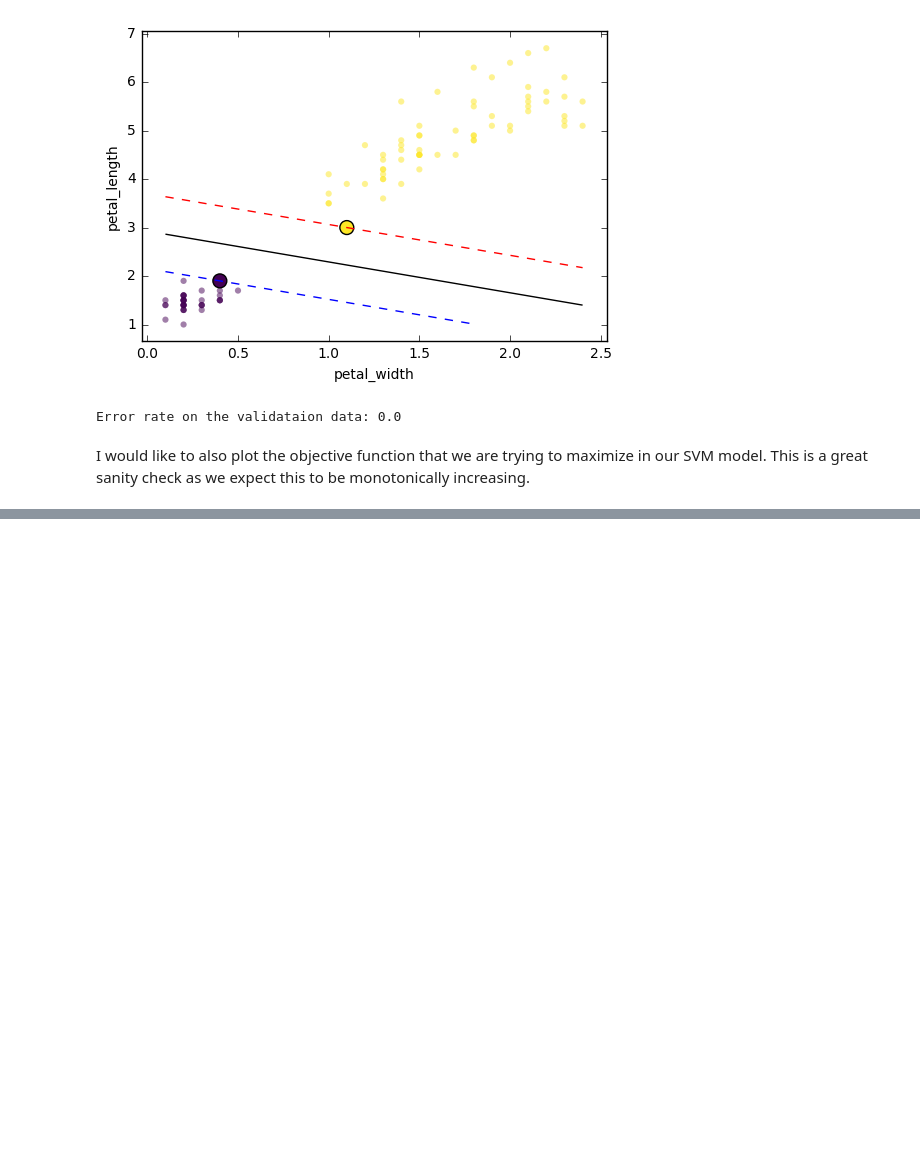
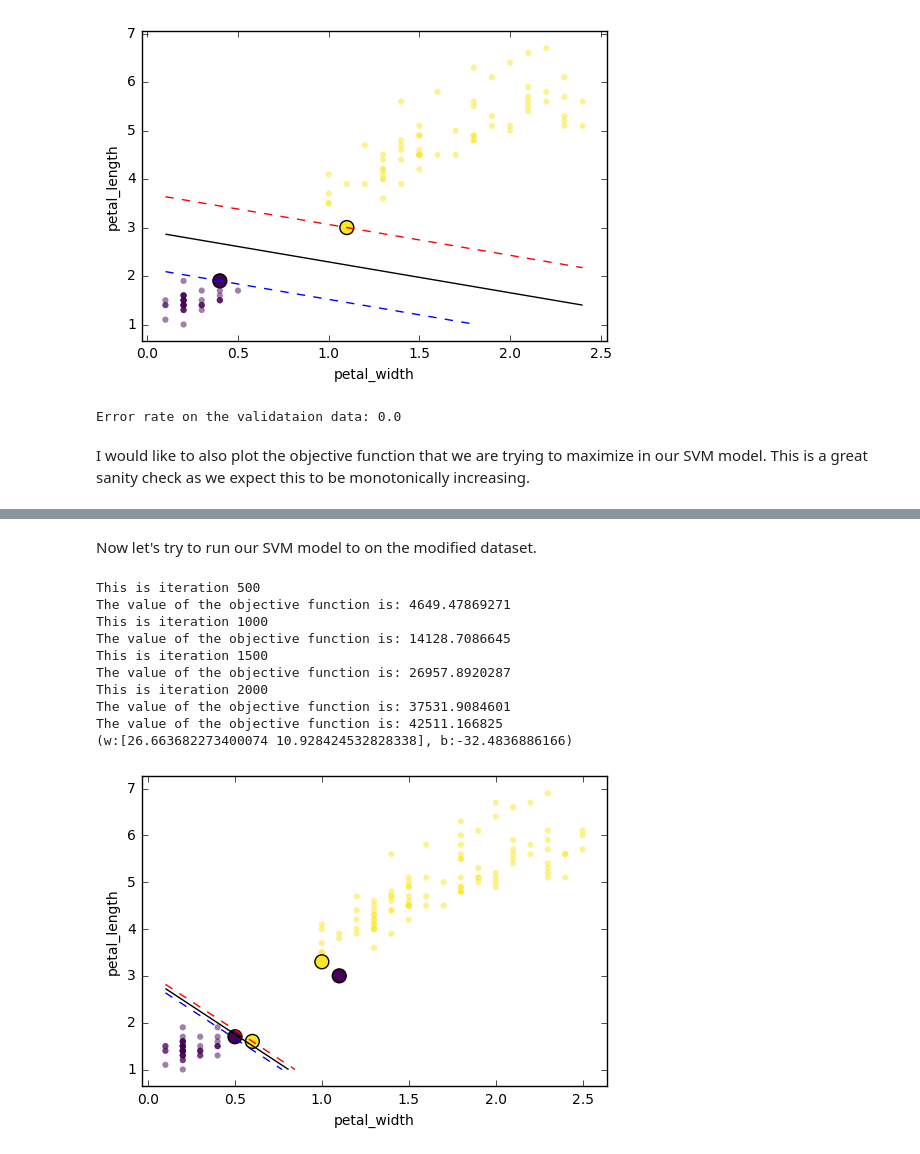
Before and after one commit to reza-asad/SVM-with-SMO, a Jupyter notebook: SVM.ipynb, the cells around one changed output, grey strips where cells are left out. Cells and saved outputs as stored; diff of their text form; code cells hidden in the pictures; blank space fills up the shorter version.

```diff
--- a/SVM.ipynb
+++ b/SVM.ipynb
@@ -93,0 +109,17 @@ So far we have been working with a dataset that is linearly seperable. Let's see
+# %% [markdown]
+Now let's try to run our SVM model to on the modified dataset.
+# %%
+svm_nonlin = SVM(iris_nonlin_sep[:,0:2], iris_nonlin_sep[:,2], verbose=True)
+svm_nonlin.train()
+# %% [output]
+This is iteration 500
+The value of the objective function is: 4649.47869271
+This is iteration 1000
+The value of the objective function is: 14128.7086645
+This is iteration 1500
+The value of the objective function is: 26957.8920287
+This is iteration 2000
+The value of the objective function is: 37531.9084601
+The value of the objective function is: 42511.166825
+(w:[26.663682273400074 10.928424532828338], b:-32.4836886166)
+[figure, added]
```
Also changed, not shown: parts of 5 cells of this notebook, 2 other files.
